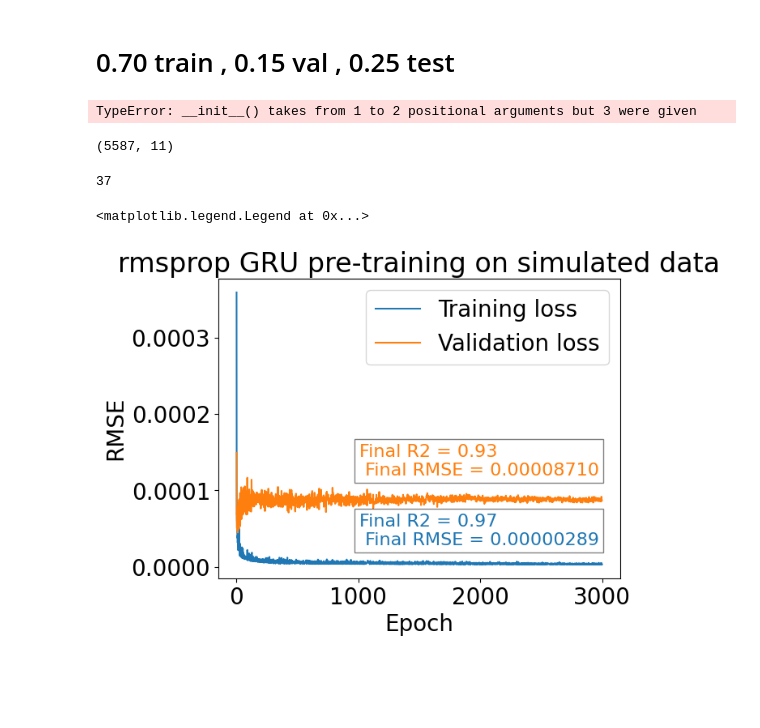
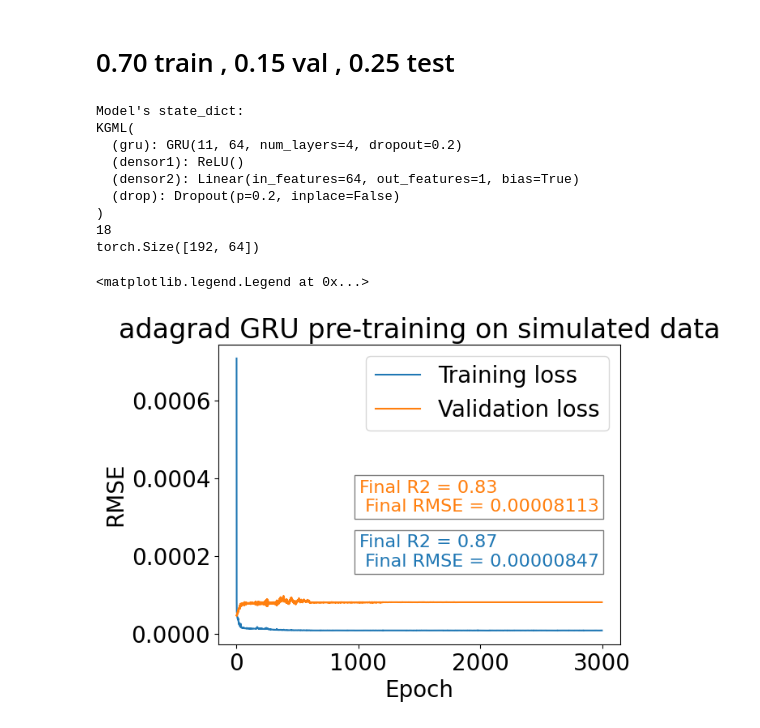
Before and after one commit to DinisDimitris/Net-ecosystem-exchange-Quantification, a Jupyter notebook: GRU-pretrain.ipynb, the cells around one changed output. Drawn from its saved outputs; the diff is of its cells as text; code cells hidden in the pictures; blank space fills up the shorter version.

```diff
--- a/GRU-pretrain.ipynb
+++ b/GRU-pretrain.ipynb
@@ -64,7 +64,7 @@ X_train, X_val, Y_train, Y_val = train_test_split(
     X_train, Y_train, test_size=0.15, random_state=41) #0.70 , 0.15 x 2
 # %%
 # define what optimizer to use
-opt_name = 'rmsprop'
+opt_name = 'adagrad'
 
 compute_r2=R2Loss()
 n_a=64 #hidden state number
@@ -85,15 +85,15 @@ print(params[5].size())  # conv1's .weight
 model_save = path_save + save_file
 stats_save = path_save + mds_file
 # %% [output]
-TypeError: __init__() takes from 1 to 2 positional arguments but 3 were given
+Model's state_dict:
+KGML(
+  (gru): GRU(11, 64, num_layers=4, dropout=0.2)
+  (densor1): ReLU()
+  (densor2): Linear(in_features=64, out_features=1, bias=True)
+  (drop): Dropout(p=0.2, inplace=False)
+)
+18
+torch.Size([192, 64])
-# %%
-X_train.shape
-# %% [output]
-(5587, 11)
-# %%
-5587 // 151
-# %% [output]
-37
 # %%
 def get_optimizer_with_scheduler(opt_name: str) -> list:
     opt, sch = 0,0
@@ -229,19 +229,19 @@ print(f"total Training time: {endtime - starttime}s")
 # %%
 checkpoint=torch.load(stats_save)
 train_losses=checkpoint['train_losses']
 val_losses=checkpoint['val_losses']
 plt.rcParams.update({'font.size': 20})
 plt.rcParams['xtick.labelsize']=20
 plt.rcParams['ytick.labelsize']=20
 fig= plt.plot(figsize=(6, 10))
 train_line, = plt.plot(train_losses, label="Training loss")
 val_line, = plt.plot(val_losses, label="Validation loss")
 plt.title(opt_name + " GRU pre-training on simulated data")
-plt.text(0.35, 0.10, "Final R2 = %0.2f\n Final RMSE = %0.8f" % (train_R2, train_loss), ha="left", va="bottom", color=train_line.get_color(), fontsize=16, transform=plt.gca().transAxes, bbox=dict(facecolor='white', alpha=0.5))
-plt.text(0.35, 0.45, "Final R2 = %0.2f\n Final RMSE = %0.8f" % (val_R2, val_loss), ha="left", va="top", color=val_line.get_color(), fontsize=16, transform=plt.gca().transAxes, bbox=dict(facecolor='white', alpha=0.5))
+plt.text(0.35, 0.25, "Final R2 = %0.2f\n Final RMSE = %0.8f" % (train_R2, train_loss), ha="left", va="bottom", color=train_line.get_color(), fontsize=16, transform=plt.gca().transAxes, bbox=dict(facecolor='white', alpha=0.5))
+plt.text(0.35, 0.55, "Final R2 = %0.2f\n Final RMSE = %0.8f" % (val_R2, val_loss), ha="left", va="top", color=val_line.get_color(), fontsize=16, transform=plt.gca().transAxes, bbox=dict(facecolor='white', alpha=0.5))
 plt.ylabel("RMSE")
 plt.xlabel("Epoch")
 plt.legend()
 # %% [output]
 <matplotlib.legend.Legend at 0x...>
-[figure, old version]
+[figure, new version]
```
Also changed, not shown: parts of 1 cell of this notebook, 15 other files.
